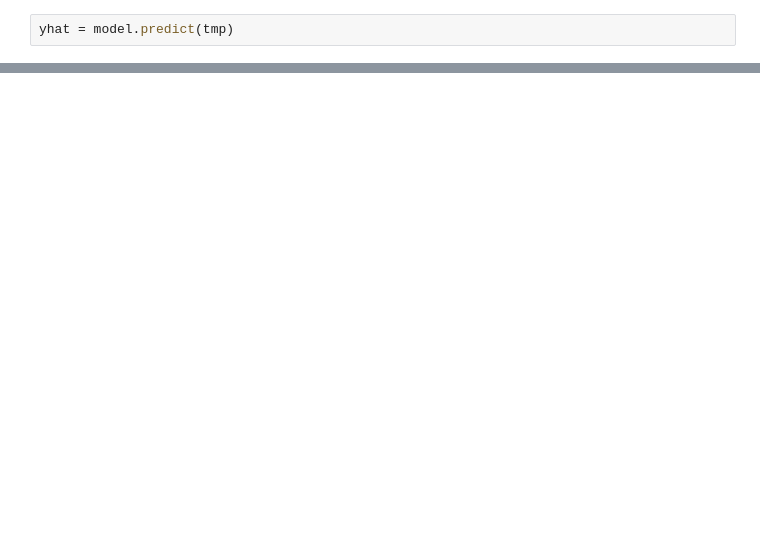
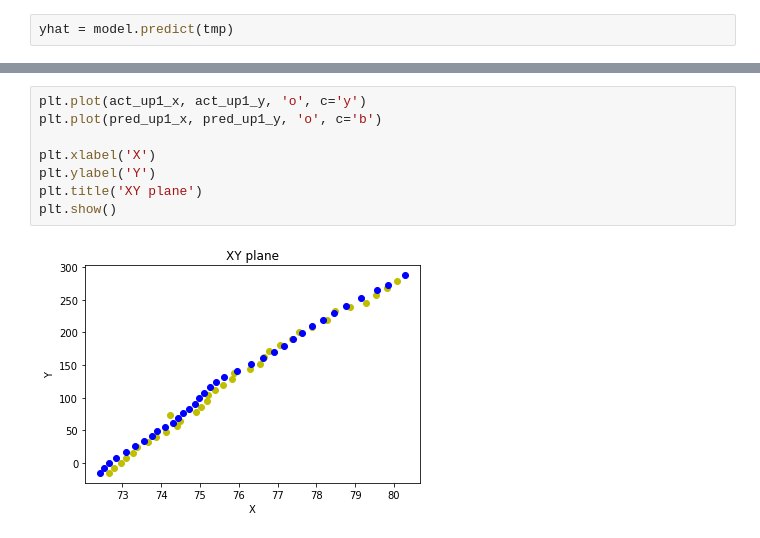
Before and after one commit to ConradLiuuu/ML_practice, a Jupyter notebook: reconstruction_trajectory_20200130v3.ipynb, the cells around one changed output, grey strips where cells are left out. Saved outputs shown, nothing was run; the diff lists cells and outputs as text; blank space fills up the shorter version.

```diff
--- a/reconstruction_trajectory_20200130v3.ipynb
+++ b/reconstruction_trajectory_20200130v3.ipynb
@@ -201,0 +242,10 @@ array([[[ -0.10932288,  -8.89389648,  -3.30643033],
+# %%
+plt.plot(act_up1_x, act_up1_y, 'o', c='y')
+plt.plot(pred_up1_x, pred_up1_y, 'o', c='b')
+
+plt.xlabel('X')
+plt.ylabel('Y')
+plt.title('XY plane')
+plt.show()
+# %% [output]
+[figure, added]
```
Also changed, not shown: parts of 35 cells of this notebook.
